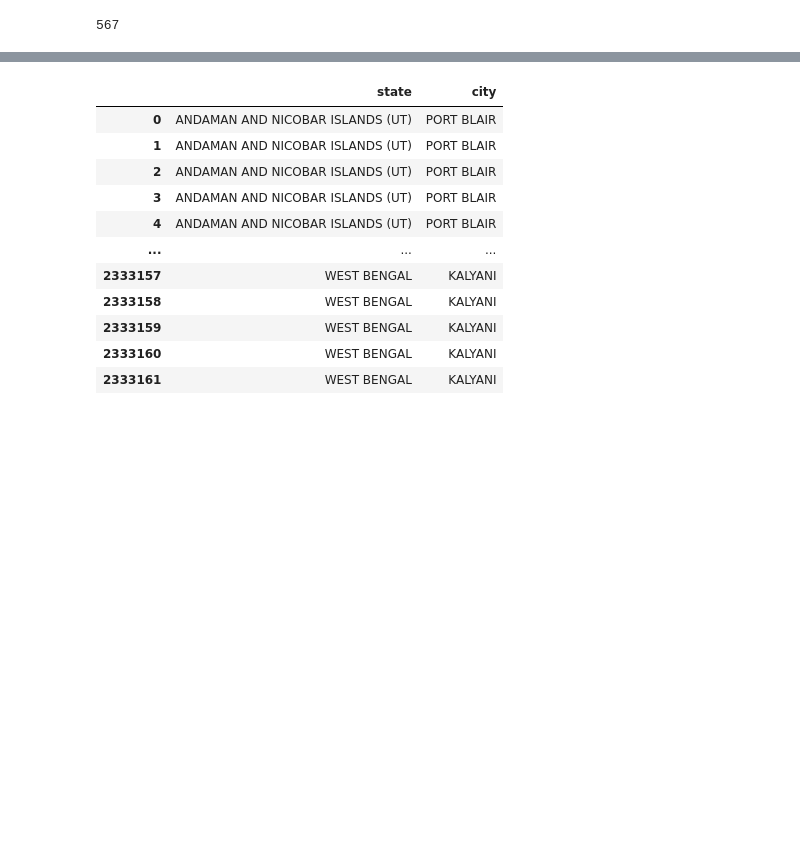
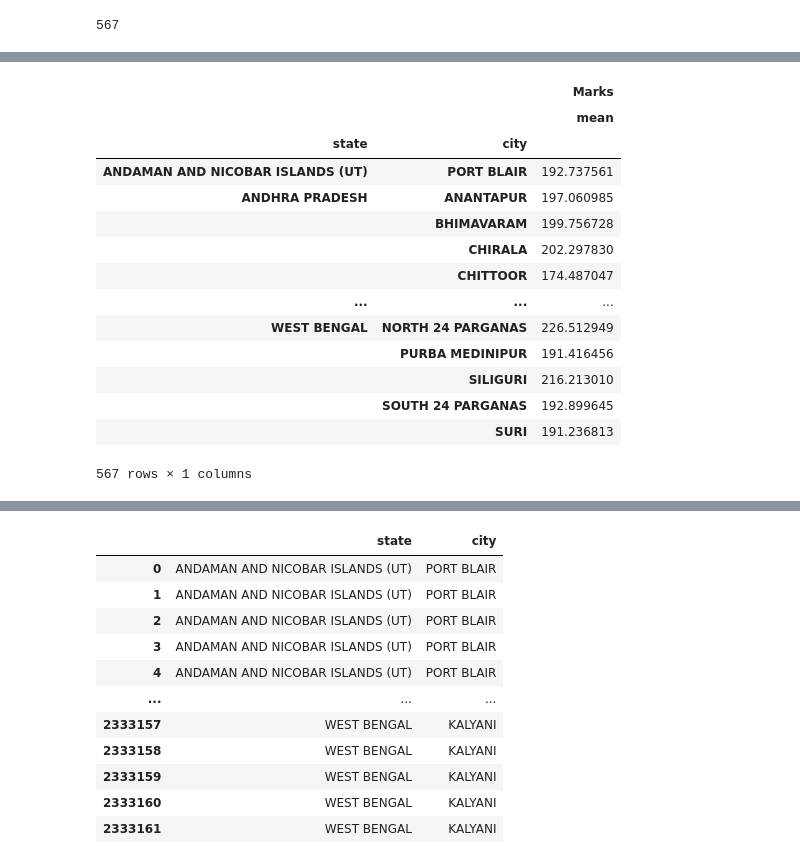
Before and after one commit to paramcgwala-crypto/param_pythonand_ml_turtle_graphic_proper_notation, a Jupyter notebook: basic_Tradition_programing_python/all_neet_marks_2607.ipynb, the cells around one changed output, grey strips where cells are left out. Drawn from its saved outputs; the diff is of its cells as text; code cells hidden in the pictures; blank space fills up the shorter version.

```diff
--- a/basic_Tradition_programing_python/all_neet_marks_2607.ipynb
+++ b/basic_Tradition_programing_python/all_neet_marks_2607.ipynb
@@ -23,0 +124,18 @@ df["city"].nunique()  # tota number of uniwue value batata hai
+# %%
+df.groupby(['state','city']).agg({'Marks':['mean']})
+# %% [output]
+|  |  | Marks |
+|  |  | mean |
+| state | city |  |
+| ANDAMAN AND NICOBAR ISLANDS (UT) | PORT BLAIR | 192.737561 |
+| ANDHRA PRADESH | ANANTAPUR | 197.060985 |
+|  | BHIMAVARAM | 199.756728 |
+|  | CHIRALA | 202.297830 |
+|  | CHITTOOR | 174.487047 |
+| ... | ... | ... |
+| WEST BENGAL | NORTH 24 PARGANAS | 226.512949 |
+|  | PURBA MEDINIPUR | 191.416456 |
+|  | SILIGURI | 216.213010 |
+|  | SOUTH 24 PARGANAS | 192.899645 |
+|  | SURI | 191.236813 |
+567 rows × 1 columns
```
Also changed, not shown: parts of 13 cells of this notebook.
